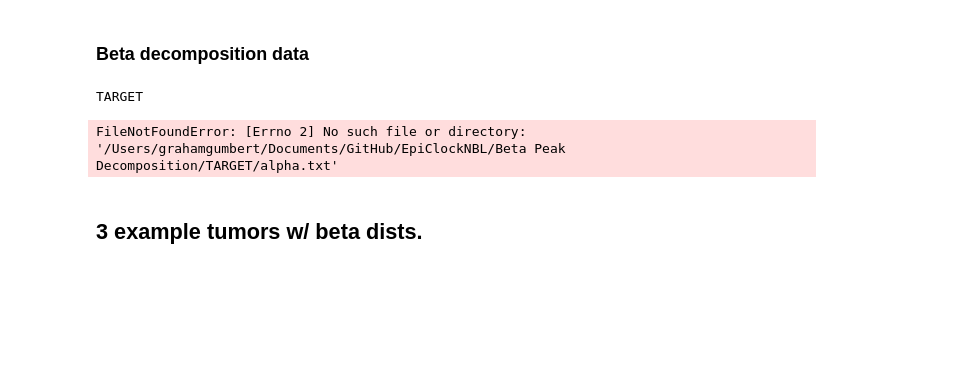
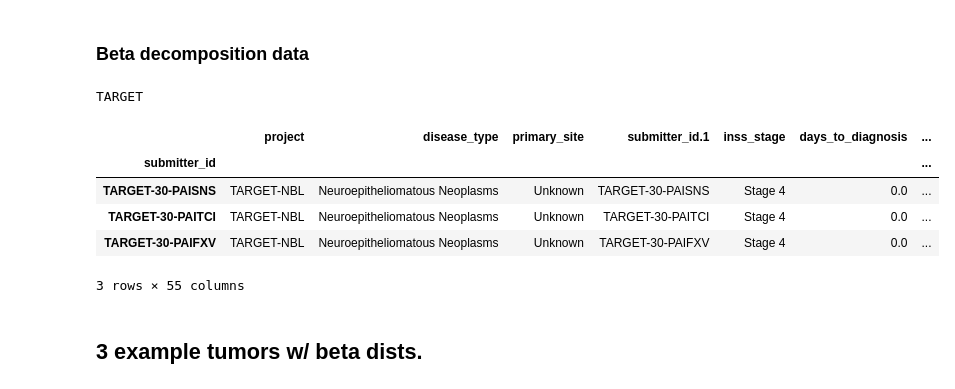
Before and after one commit to danmonyak/EpiClockNBL, a Jupyter notebook: Analysis/Estimate Ages.ipynb, the cells around one changed output. Drawn from its saved outputs; the diff is of its cells as text; code cells hidden in the pictures; blank space fills up the shorter version.

Commit message:
gmm estimate ages updates

```diff
--- a/Analysis/Estimate Ages.ipynb
+++ b/Analysis/Estimate Ages.ipynb
@@ -30,43 +30,41 @@ beta_values_Clock = pd.read_table(os.path.join(proj_dir, 'NBL.methyl.antiNonIter
 # %% [markdown]
 ### Beta decomposition data
 # %%
-alpha = {}
-delta = {}
-phi = {}
+gmm_params = {}
 
 for dataset in ['TARGET']:
     print()
     print(dataset)
 
-    # Import beta decomposition raw outputs
-    # i.e. beta distributions' parameters and weights
-    alpha[dataset] = pd.read_table(os.path.join(beta_peak_indir, dataset, 'alpha.txt'), sep='\t')
-    delta[dataset] = pd.read_table(os.path.join(beta_peak_indir, dataset, 'delta.txt'), sep='\t')
-    phi[dataset] = pd.read_table(os.path.join(beta_peak_indir, dataset, 'phi.txt'), sep='\t')
-    assert (np.abs(phi[dataset].sum(axis=1) - 1) < 1e-10).all() # Sanity check
+    # Import GMM decomposition raw outputs
+    # i.e. GMM's parameters and weights
+    gmm_params[dataset] = pd.read_csv(os.path.join(gmm_peak_indir, dataset, 'tumor_params_GMM_summary.csv'))
 
-    modes = (alpha[dataset] - 1)/(alpha[dataset] + delta[dataset] - 2)
+    gmm_params[dataset].rename(columns={"Tumor": "submitter_id"}, inplace=True)
 
-    # Modes of three peaks -- Left = A, Middle, Right = B
-    clinical[dataset]['beta_A'] = modes.apply(lambda x: np.sort(x)[0], axis=1)
-    clinical[dataset]['beta_middle'] = modes.apply(lambda x: np.sort(x)[1], axis=1)
-    clinical[dataset]['beta_B'] = modes.apply(lambda x: np.sort(x)[2], axis=1)
+    gmm_params[dataset]["submitter_id"] = (
+        gmm_params[dataset]["submitter_id"]
+        .str.replace(r"\.01[ABC]$", "", regex=True)
+        .str.replace(r"\.", "-", regex=True)
+    )
 
-    # Estimates using left and right peaks
-    clinical[dataset]['avg_n_flips_estA'] = -np.log(1 - 2 * clinical[dataset]['beta_A']) / 2
-    clinical[dataset]['avg_n_flips_estB'] = -np.log(2 * clinical[dataset]['beta_B'] - 1) / 2
+    gmm_params[dataset].set_index("submitter_id", inplace=True)
 
-    # Use the average of the two estimates
-    clinical[dataset]['avg_n_flips'] = (clinical[dataset]['avg_n_flips_estA'] + clinical[dataset]['avg_n_flips_estB']) / 2
-    clinical[dataset] = clinical[dataset].loc[~clinical[dataset]['avg_n_flips'].isna()]
+    clinical[dataset]['gmm_X'] = gmm_params[dataset]["X_mean"]
 
-    # Exclude tumors with middle peaks outside of [0.4, 0.6]
-    centered_middle_mask = (clinical[dataset]['beta_middle'] >= 0.4) & (clinical[dataset]['beta_middle'] <= 0.6)
-    clinical[dataset] = clinical[dataset].loc[centered_middle_mask]
-    print(f'{(~centered_middle_mask).sum()} tumors removed for uncentered middle peaks')
+    clinical[dataset]['gmm_phi'] = gmm_params[dataset]["phi_mean"]
+
+    clinical[dataset] = clinical[dataset].loc[~clinical[dataset]['gmm_phi'].isna()]
+
+    display(clinical[dataset])
 # %% [output]
 TARGET
+|  | project | disease_type | primary_site | submitter_id.1 | inss_stage | days_to_diagnosis | ... |
+| submitter_id |  |  |  |  |  |  | ... |
+| TARGET-30-PAISNS | TARGET-NBL | Neuroepitheliomatous Neoplasms | Unknown | TARGET-30-PAISNS | Stage 4 | 0.0 | ... |
+| TARGET-30-PAITCI | TARGET-NBL | Neuroepitheliomatous Neoplasms | Unknown | TARGET-30-PAITCI | Stage 4 | 0.0 | ... |
+| TARGET-30-PAIFXV | TARGET-NBL | Neuroepitheliomatous Neoplasms | Unknown | TARGET-30-PAIFXV | Stage 4 | 0.0 | ... |
-FileNotFoundError: [Errno 2] No such file or directory: '/Users/grahamgumbert/Documents/GitHub/EpiClockNBL/Beta Peak Decomposition/TARGET/alpha.txt'
+3 rows × 55 columns
 # %%
 # clinical[dataset].loc[['TARGET-30-PARGUX', 'TARGET-30-PARIRD']]
 # %% [markdown]
```
Also changed, not shown: parts of 6 cells of this notebook, 11 other files.
